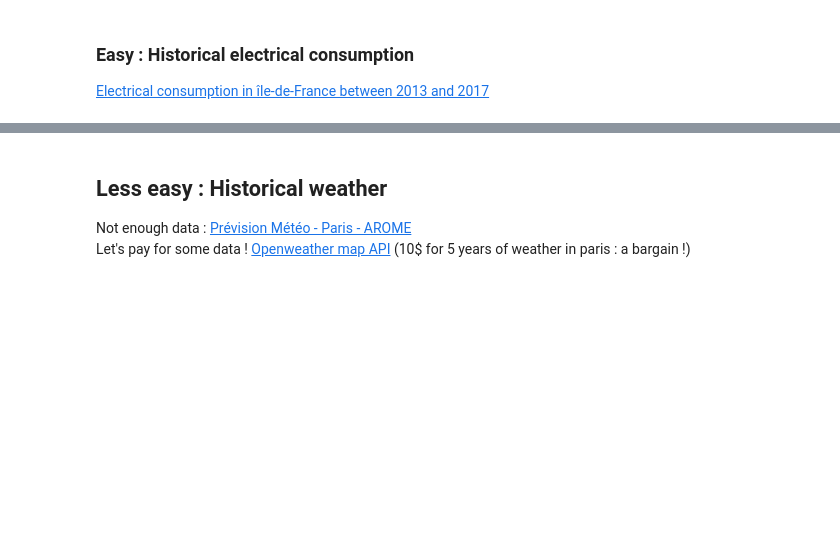
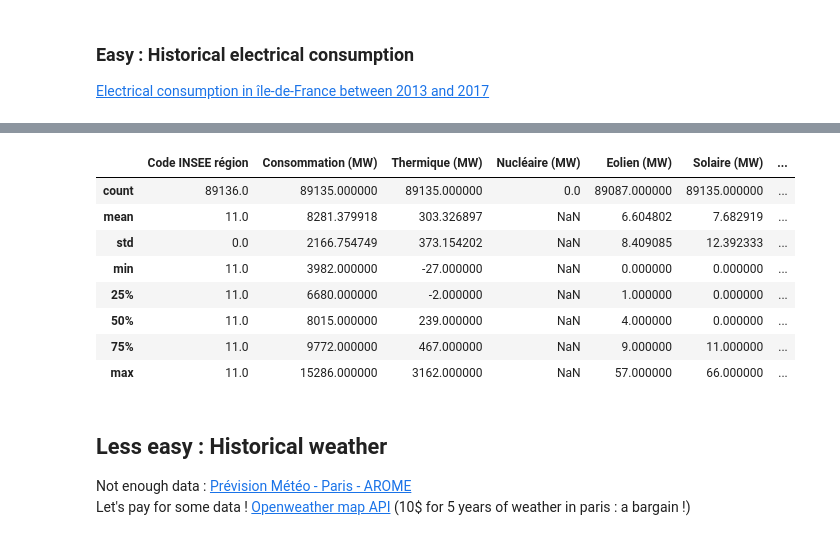
Before and after one commit to LucasBerbesson/ds2, a Jupyter notebook: 1.collecting-data.ipynb, the cells around one changed output, grey strips where cells are left out. Drawn from its saved outputs; the diff is of its cells as text; code cells hidden in the pictures; blank space fills up the shorter version.

```diff
--- a/1.collecting-data.ipynb
+++ b/1.collecting-data.ipynb
@@ -61,7 +61,17 @@ consumption.resample('D').count()
 consumption["Code INSEE région"].value_counts()
 # %%
 # 31 march 2013 appears twice, strange
-consumption["Date - Heure"].describe()
+consumption.describe()
+# %% [output]
+|  | Code INSEE région | Consommation (MW) | Thermique (MW) | Nucléaire (MW) | Eolien (MW) | Solaire (MW) | ... |
+| count | 89136.0 | 89135.000000 | 89135.000000 | 0.0 | 89087.000000 | 89135.000000 | ... |
+| mean | 11.0 | 8281.379918 | 303.326897 | NaN | 6.604802 | 7.682919 | ... |
+| std | 0.0 | 2166.754749 | 373.154202 | NaN | 8.409085 | 12.392333 | ... |
+| min | 11.0 | 3982.000000 | -27.000000 | NaN | 0.000000 | 0.000000 | ... |
+| 25% | 11.0 | 6680.000000 | -2.000000 | NaN | 1.000000 | 0.000000 | ... |
+| 50% | 11.0 | 8015.000000 | 239.000000 | NaN | 4.000000 | 0.000000 | ... |
+| 75% | 11.0 | 9772.000000 | 467.000000 | NaN | 9.000000 | 11.000000 | ... |
+| max | 11.0 | 15286.000000 | 3162.000000 | NaN | 57.000000 | 66.000000 | ... |
 # %% [markdown]
 ## Less easy : Historical weather
 
```
Also changed, not shown: parts of 2 cells of this notebook.
